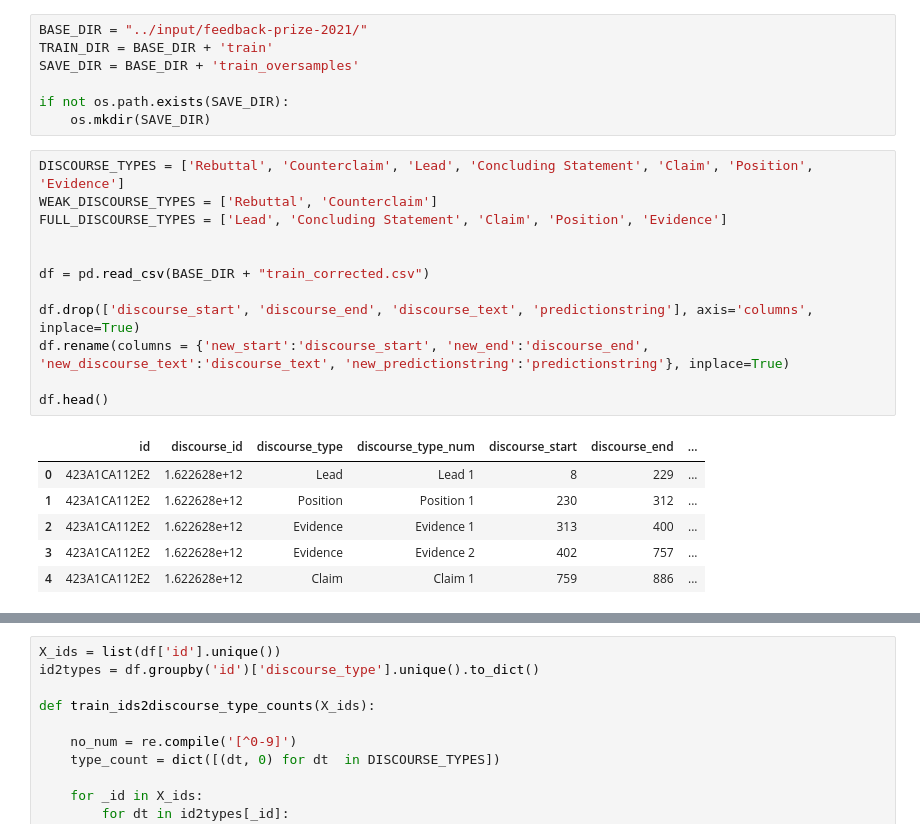
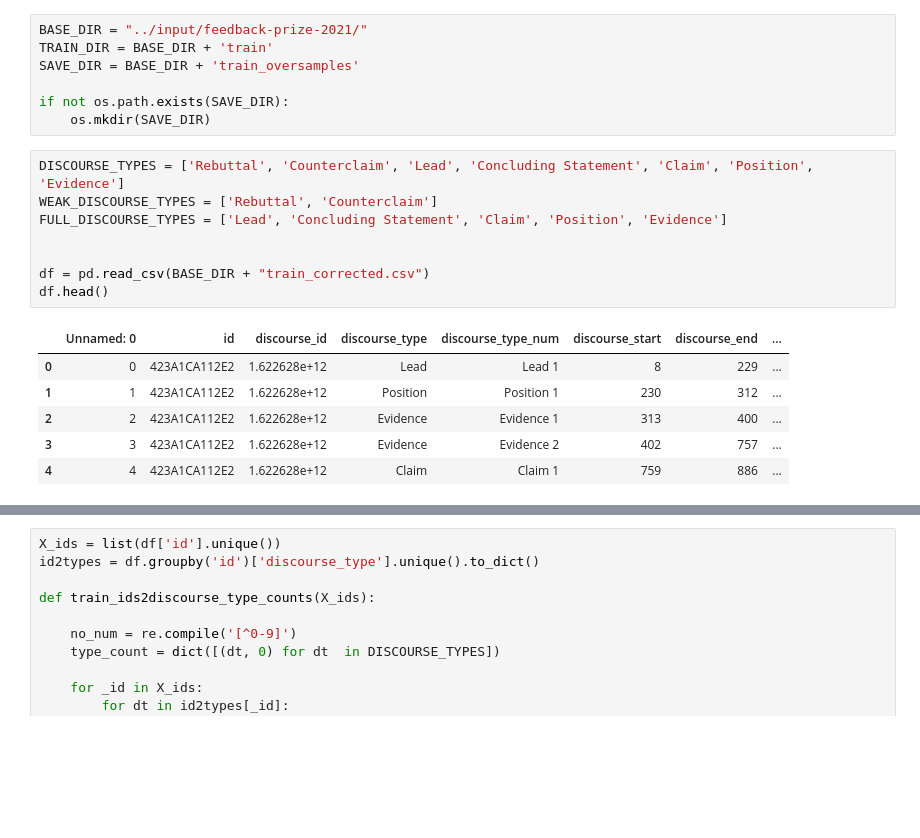
Before and after one commit to donggunseo/SCI-Kaggle, a Jupyter notebook: oversampling.ipynb, the cells around one changed output, grey strips where cells are left out. Cells and saved outputs as stored; diff of their text form; blank space fills up the shorter version.

```diff
--- a/oversampling.ipynb
+++ b/oversampling.ipynb
@@ -29,22 +29,18 @@ if not os.path.exists(SAVE_DIR):
 # %%
 DISCOURSE_TYPES = ['Rebuttal', 'Counterclaim', 'Lead', 'Concluding Statement', 'Claim', 'Position', 'Evidence']
 WEAK_DISCOURSE_TYPES = ['Rebuttal', 'Counterclaim']
 FULL_DISCOURSE_TYPES = ['Lead', 'Concluding Statement', 'Claim', 'Position', 'Evidence']
 
 
 df = pd.read_csv(BASE_DIR + "train_corrected.csv")
-
-df.drop(['discourse_start', 'discourse_end', 'discourse_text', 'predictionstring'], axis='columns', inplace=True)
-df.rename(columns = {'new_start':'discourse_start', 'new_end':'discourse_end', 'new_discourse_text':'discourse_text', 'new_predictionstring':'predictionstring'}, inplace=True)
-
 df.head()
 # %% [output]
-|  | id | discourse_id | discourse_type | discourse_type_num | discourse_start | discourse_end | ... |
-| 0 | 423A1CA112E2 | 1.622628e+12 | Lead | Lead 1 | 8 | 229 | ... |
-| 1 | 423A1CA112E2 | 1.622628e+12 | Position | Position 1 | 230 | 312 | ... |
-| 2 | 423A1CA112E2 | 1.622628e+12 | Evidence | Evidence 1 | 313 | 400 | ... |
-| 3 | 423A1CA112E2 | 1.622628e+12 | Evidence | Evidence 2 | 402 | 757 | ... |
-| 4 | 423A1CA112E2 | 1.622628e+12 | Claim | Claim 1 | 759 | 886 | ... |
+|  | Unnamed: 0 | id | discourse_id | discourse_type | discourse_type_num | discourse_start | discourse_end | ... |
+| 0 | 0 | 423A1CA112E2 | 1.622628e+12 | Lead | Lead 1 | 8 | 229 | ... |
+| 1 | 1 | 423A1CA112E2 | 1.622628e+12 | Position | Position 1 | 230 | 312 | ... |
+| 2 | 2 | 423A1CA112E2 | 1.622628e+12 | Evidence | Evidence 1 | 313 | 400 | ... |
+| 3 | 3 | 423A1CA112E2 | 1.622628e+12 | Evidence | Evidence 2 | 402 | 757 | ... |
+| 4 | 4 | 423A1CA112E2 | 1.622628e+12 | Claim | Claim 1 | 759 | 886 | ... |
 # %%
 def open_txt():
     train_names, train_texts = [], []
```
Also changed, not shown: parts of 6 cells of this notebook, 2 other files.
